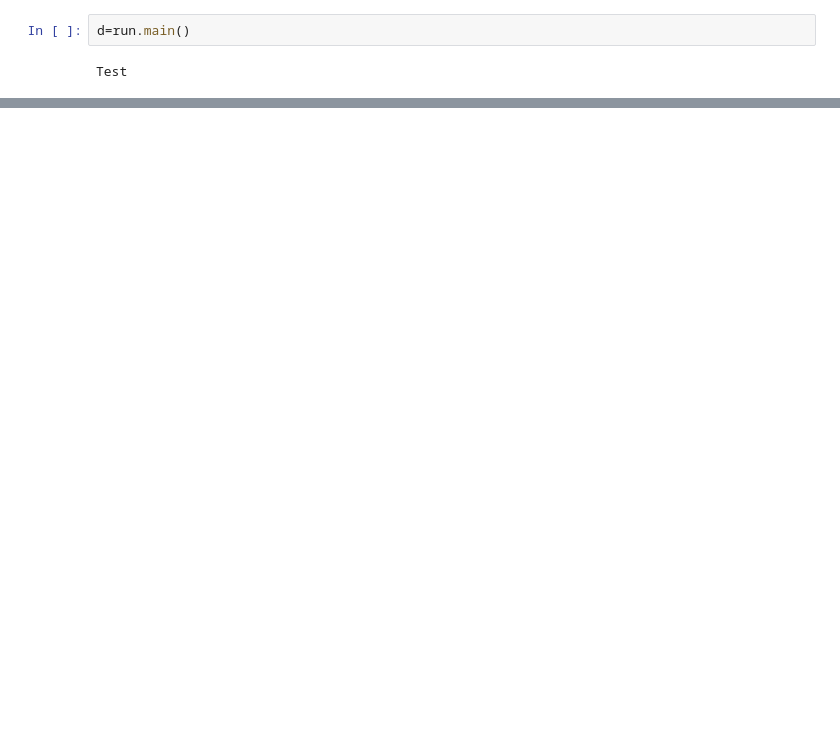
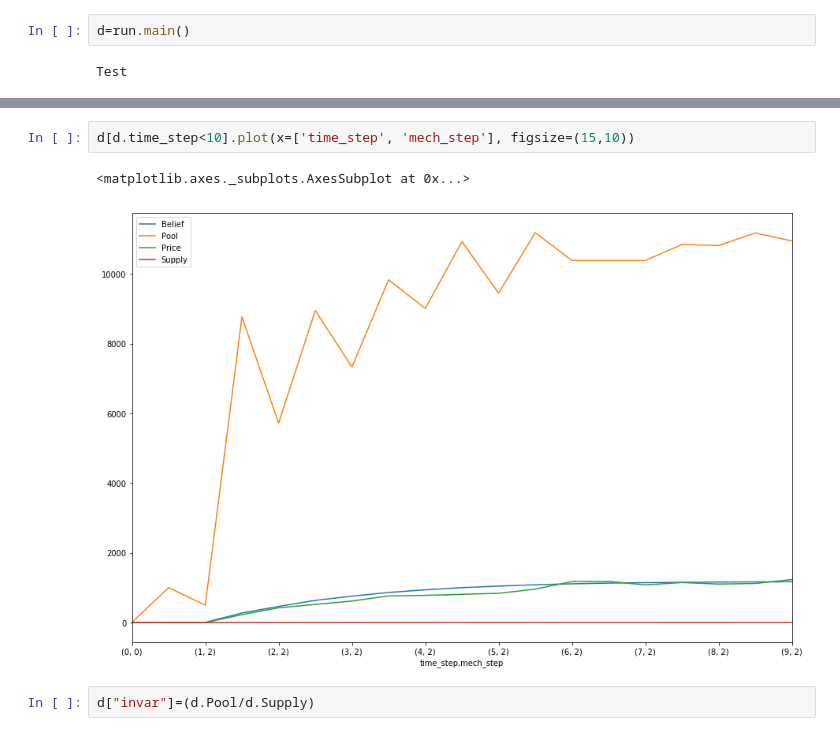
Before and after one commit to wilson3698/cadCAD, a Jupyter notebook: notebooks/test.ipynb, the cells around one changed output, grey strips where cells are left out. Saved outputs shown, nothing was run; the diff lists cells and outputs as text; blank space fills up the shorter version.

```diff
--- a/notebooks/test.ipynb
+++ b/notebooks/test.ipynb
@@ -14,0 +20,7 @@ d.plot(x='time_step', y='mech_step')
+# %%
+d[d.time_step<10].plot(x=['time_step', 'mech_step'], figsize=(15,10))
+# %% [output]
+<matplotlib.axes._subplots.AxesSubplot at 0x...>
+[figure, added]
+# %%
+d["invar"]=(d.Pool/d.Supply)
```
Also changed, not shown: parts of 12 cells of this notebook, 3 other files.
